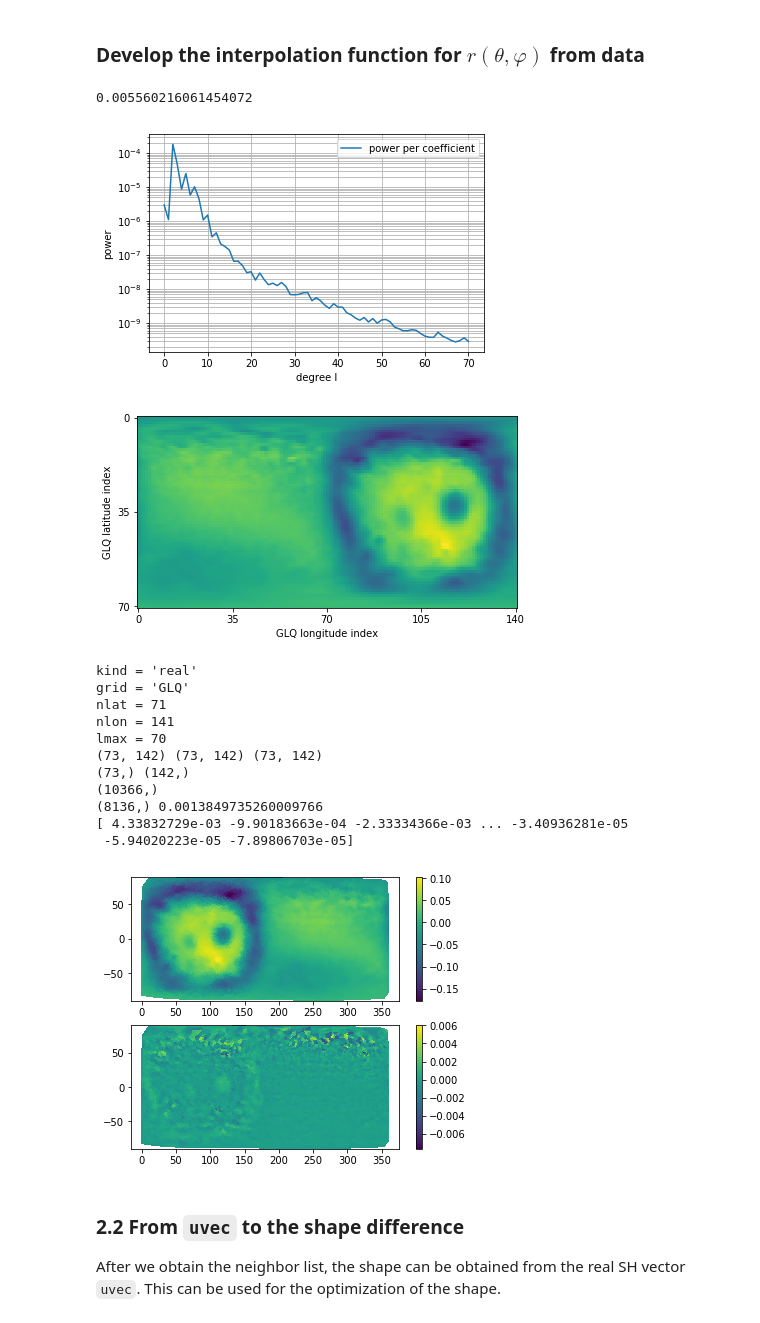
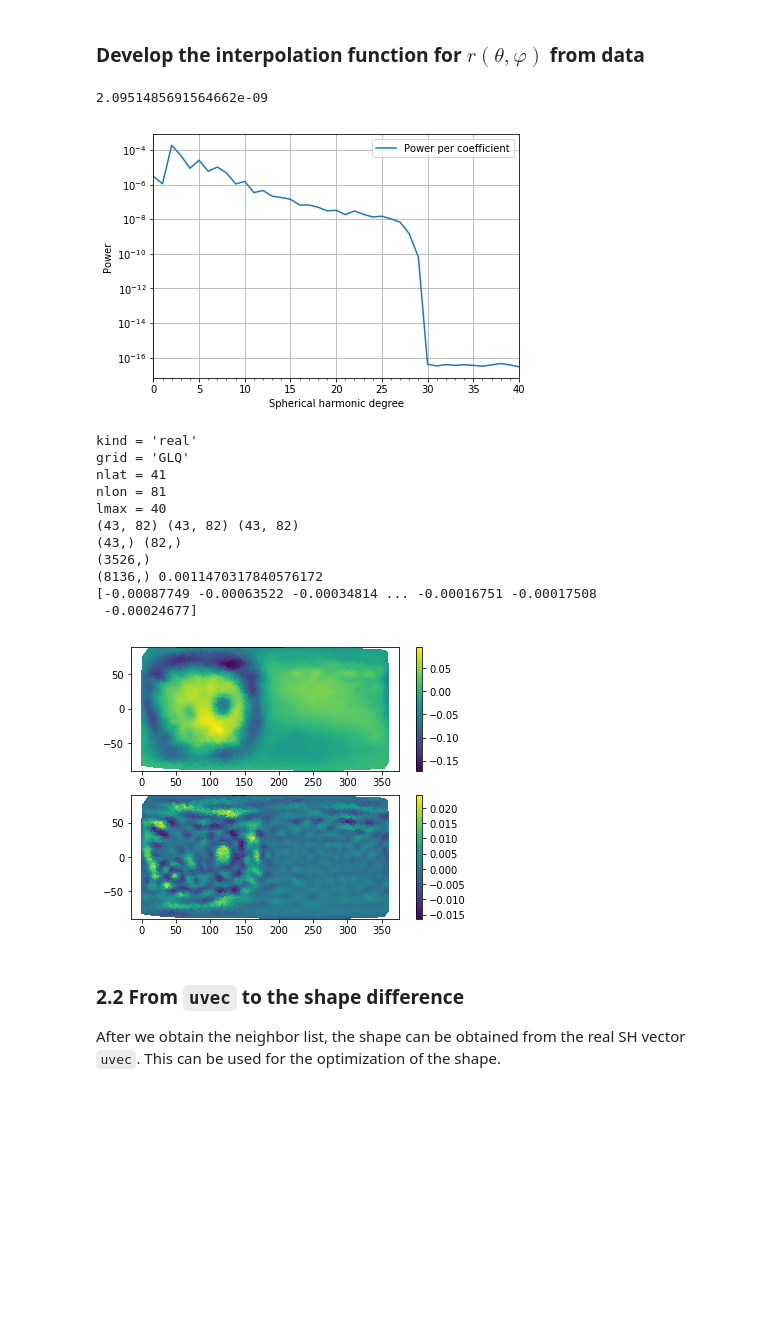
Before and after one commit to yfwang09/ShElastic, a Jupyter notebook: notebook/Case05-Hydrogel_Cell_Interaction-optimization.ipynb, the cells around one changed output. Cells and saved outputs as stored; diff of their text form; code cells hidden in the pictures; blank space fills up the shorter version.

```diff
--- a/notebook/Case05-Hydrogel_Cell_Interaction-optimization.ipynb
+++ b/notebook/Case05-Hydrogel_Cell_Interaction-optimization.ipynb
@@ -38,7 +38,7 @@ from Case05_utilities import generate_fcache, generate_Xneigh, generate_Eneigh,
 ############################# change inputs here #################################
 # Data file name
 datadir = '../testdata'
-smoothed = 'smoothed'; smoothed = '';
+smoothed = 'smoothed_lmax30_lwork25'; # smoothed = 'smoothed'; smoothed = '';
 dilated = '_smoothed'; # dilated = '_1um_dilated'; # dilated = '';
 shapename = 'Shape2'
 datafile = os.path.join(datadir, shapename+'_Coordinates_Cart_'+smoothed+'.csv')
@@ -50,9 +50,7 @@ mu0 = 300/3;
 mu = 1.; nu = 0.499;
 # Spherical Harmonics Analysis Settings
 lJmax = 30; lKmax = 30; lmax_plot = 60;
-lmax_work = np.int(0.5*lJmax);
-lmax_buf = lJmax-lmax_work
-lmax_mean = lmax_work + np.int(lmax_buf/2)
+ldamp_lo = 10; ldamp_hi = 20; lwork = 9
 
 # neibor list settings
 n_list = 200
@@ -61,13 +59,13 @@ n_recal_neigh = 1
 file_neigh = shapename + '_neigh%d_lmax%d'%(n_list, lJmax) + smoothed + dilated
 
 # regularizations
-myalpha = 0.500   # traction magnitude
-mybeta  = 0.005  # coefficient magnitude
+myalpha = 1e-3  # traction magnitude
+mybeta  = 1e-4  # coefficient magnitude
 
 # program switches
 plot_figure = True
 node_face_dist_on = None
-opt_proc = [2, ]; myord = 2; # 2: sol2dr; myord: p-norm order
+opt_proc = [2, ]; myord = 1; # 2: sol2dr; myord: p-norm order
 #opt_proc = [0, 1, 0, 1, 0, 1, 0, 1, 0]  # 1: node-face on; 0: node-face off;
 
 # minimization settings
@@ -81,7 +79,7 @@ minimizer_config = {'maxiter': maxiter_per_period, 'gtol': CG_gtol, 'disp': True
 # dump files for minimization
 #AKinitfile = 'AK_iter_'+shapename+('_lmax%d'%20)+smoothed+dilated+'.npy'
 AKinitfile = 'AK_iter_'+shapename+('_lmax%d'%20)+'_1um_dilated.npy'
-savename = shapename+('_lmax%d'%lJmax)+smoothed+dilated+'_4norm'
+savename = shapename+('_lmax%d'%lJmax)+smoothed+dilated
 AKfile = 'AK_iter_'+savename+'.npy'
 fvfile = 'fv_'+savename+'.txt'
 
@@ -405,7 +421,7 @@ if (node_face_dist_on is not None) or (0 in opt_proc) or (1 in opt_proc):
 ### Develop the interpolation function for $r(\theta,\varphi)$ from data
 # %%
 if (2 in opt_proc):
-    urcilm_interp, chi2 = pyshtools.expand.SHExpandLSQ(ur, Vlat, Vlon, lmax=lmax_plot+10)
+    urcilm_interp, chi2 = pyshtools.expand.SHExpandLSQ(ur, Vlat, Vlon, lmax=lJmax+10)
     print(chi2)
 
     ucoeff_interp = pyshtools.SHCoeffs.from_array(urcilm_interp)
@@ -413,7 +429,6 @@ if (2 in opt_proc):
 
     if plot_figure:
         fig, ax = ucoeff_interp.plot_spectrum(unit='per_lm')
-        fig, ax = urgrid_interp.plot()
         urgrid_interp.info()
 
     from scipy.interpolate import RectBivariateSpline
@@ -429,49 +444,48 @@ if (2 in opt_proc):
     fpoints[-1, :] = np.mean(xmesh[-1,:], axis=0)  # not exact !
     fpoints[1:-1, -1] = xmesh[:, 0]
     print(LATS.shape, LONS.shape, fpoints.shape)
     print(lats_circular.shape, lons_circular.shape)
     f_interp = RectBivariateSpline(lats_circular[::-1], lons_circular, fpoints[::-1, ], kx=1, ky=1)
 
     ## Test the interpolation algorithm
 
     tic = time.time()
     ur_interp = f_interp.ev(Vlat, Vlon)
     toc = time.time()
     print(f_interp.get_coeffs().shape)
     print(ur_interp.shape, toc-tic)
     print(ur_interp - ur)
 
     if plot_figure:
         plt.figure(figsize=(6,5))
         plt.subplot(211)
         plt.tripcolor(pVlon, Vlat, ur)
         plt.colorbar()
         plt.axis('equal')
         plt.xlim(0, 360)
         plt.ylim(-90, 90)
         plt.subplot(212)
-        plt.tripcolor(pVlon, Vlat, ur_interp-ur)
+        plt.tripcolor(pVlon, Vlat, (ur_interp-ur)*r0)
         plt.colorbar()
         plt.axis('equal')
         plt.xlim(0, 360)
         plt.ylim(-90, 90)
         plt.show()
 # %% [output]
-0.005560216061454072
+2.0951485691564662e-09
-[figure, old version]
+[figure, new version]
+kind = 'real'
+grid = 'GLQ'
+nlat = 41
+nlon = 81
+lmax = 40
+(43, 82) (43, 82) (43, 82)
+(43,) (82,)
+(3526,)
+(8136,) 0.0011470317840576172
+[-0.00087749 -0.00063522 -0.00034814 ... -0.00016751 -0.00017508
+ -0.00024677]
-[figure, old version]
+[figure, new version]
-kind = 'real'
-grid = 'GLQ'
-nlat = 71
-nlon = 141
-lmax = 70
-(73, 142) (73, 142) (73, 142)
-(73,) (142,)
-(10366,)
-(8136,) 0.0013849735260009766
-[ 4.33832729e-03 -9.90183663e-04 -2.33334366e-03 ... -3.40936281e-05
- -5.94020223e-05 -7.89806703e-05]
-[figure, removed]
 # %% [markdown]
 ### 2.2  From `uvec` to the shape difference
 
```
Also changed, not shown: parts of 8 cells of this notebook, 13 other files.
